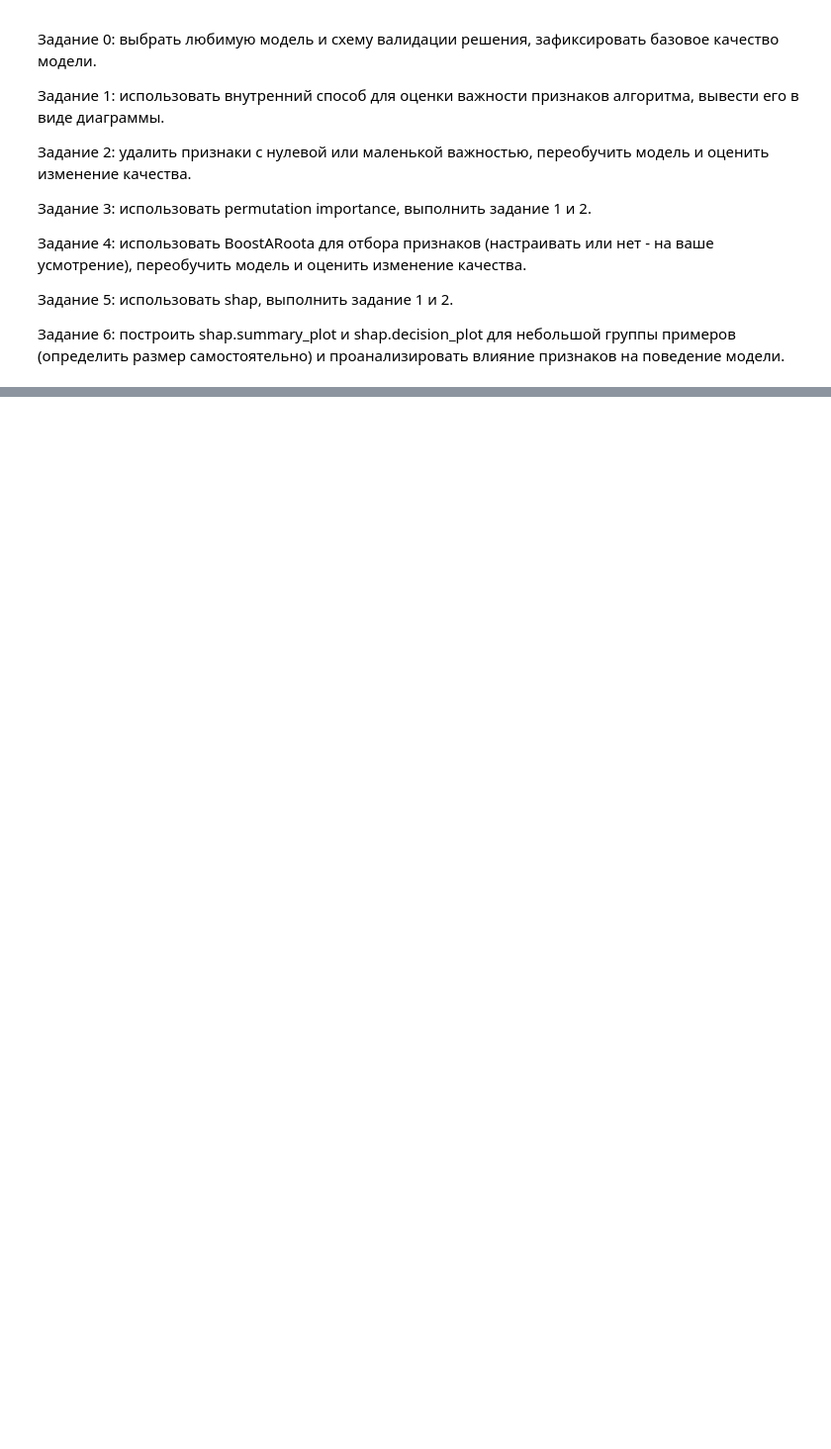
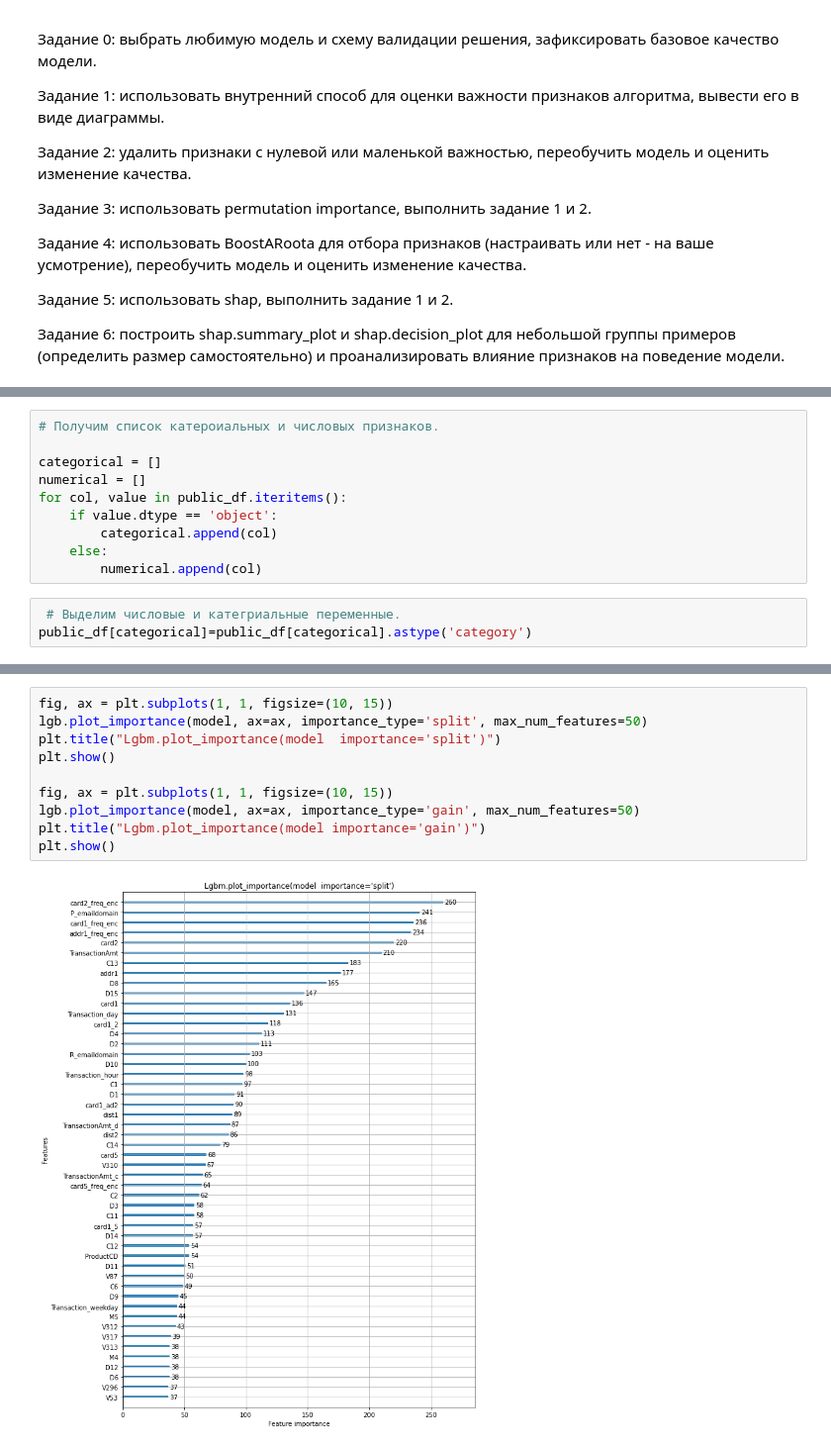
Before and after one commit to evelisko/GB_SDA_Kaggle, a Jupyter notebook: Lesson 6/HW_kaggle_lesson_6.ipynb, the cells around one changed output, grey strips where cells are left out. Shown: that part at 99% size. Cells and saved outputs as stored; diff of their text form; blank space fills up the shorter version.

```diff
--- a/Lesson 6/HW_kaggle_lesson_6.ipynb
+++ b/Lesson 6/HW_kaggle_lesson_6.ipynb
@@ -18,0 +69,13 @@
+# %%
+# Получим список катероиальных и числовых признаков.
+
+categorical = []
+numerical = []
+for col, value in public_df.iteritems():
+    if value.dtype == 'object':
+        categorical.append(col)
+    else:
+        numerical.append(col)
+# %%
+ # Выделим числовые и категриальные переменные.
+public_df[categorical]=public_df[categorical].astype('category')
@@ -18,0 +228,12 @@
+# %%
+fig, ax = plt.subplots(1, 1, figsize=(10, 15))
+lgb.plot_importance(model, ax=ax, importance_type='split', max_num_features=50)
+plt.title("Lgbm.plot_importance(model  importance='split')")
+plt.show()
+
+fig, ax = plt.subplots(1, 1, figsize=(10, 15))
+lgb.plot_importance(model, ax=ax, importance_type='gain', max_num_features=50)
+plt.title("Lgbm.plot_importance(model importance='gain')")
+plt.show()
+# %% [output]
+[figure, added]
```
Also changed, not shown: parts of 27 cells of this notebook.
